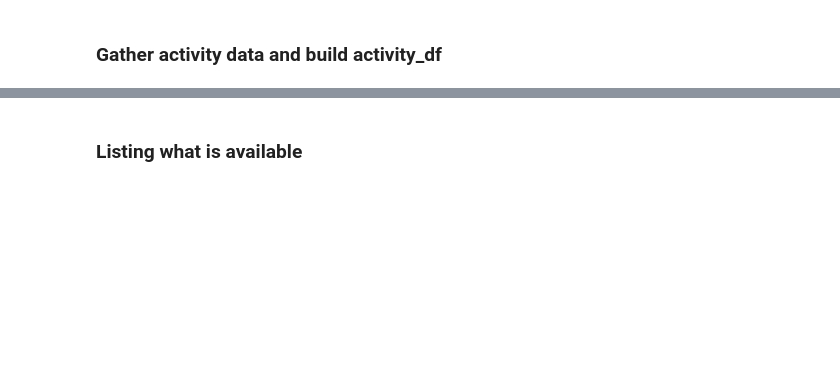
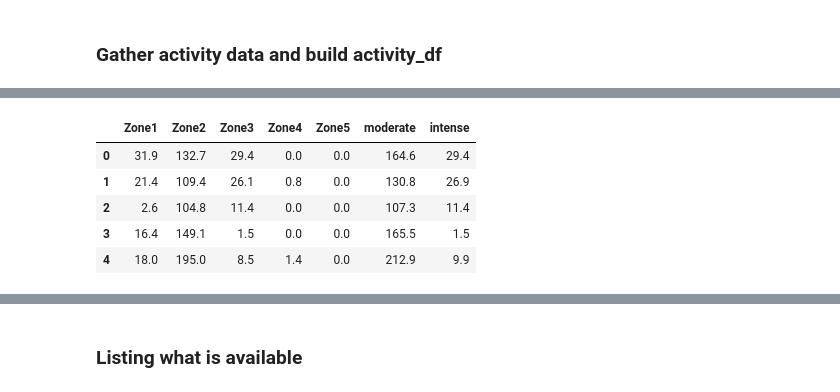
Before and after one commit to edterrell/healthy_heart, a Jupyter notebook: strava_API.ipynb, the cells around one changed output, grey strips where cells are left out. Cells and saved outputs as stored; diff of their text form; code cells hidden in the pictures; blank space fills up the shorter version.

```diff
--- a/strava_API.ipynb
+++ b/strava_API.ipynb
@@ -255,0 +297,11 @@ activity_df
+# %%
+zone_df['moderate'] = zone_df[['Zone1', 'Zone2']].sum(axis=1)
+zone_df['intense'] = zone_df[['Zone3', 'Zone4', 'Zone5']].sum(axis=1)
+zone_df.head()
+# %% [output]
+|  | Zone1 | Zone2 | Zone3 | Zone4 | Zone5 | moderate | intense |
+| 0 | 31.9 | 132.7 | 29.4 | 0.0 | 0.0 | 164.6 | 29.4 |
+| 1 | 21.4 | 109.4 | 26.1 | 0.8 | 0.0 | 130.8 | 26.9 |
+| 2 | 2.6 | 104.8 | 11.4 | 0.0 | 0.0 | 107.3 | 11.4 |
+| 3 | 16.4 | 149.1 | 1.5 | 0.0 | 0.0 | 165.5 | 1.5 |
+| 4 | 18.0 | 195.0 | 8.5 | 1.4 | 0.0 | 212.9 | 9.9 |
```
Also changed, not shown: parts of 19 cells of this notebook, 3 other files.
